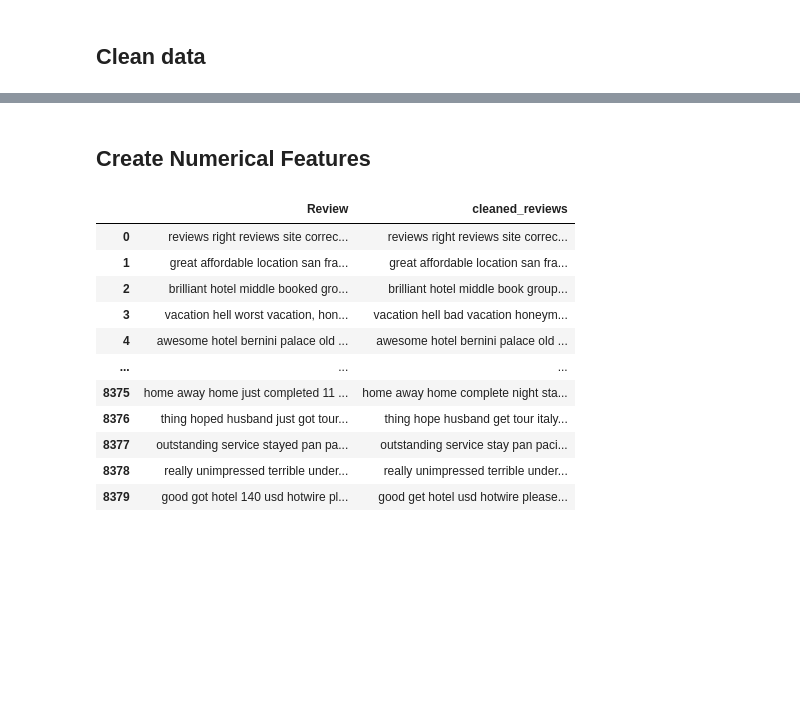
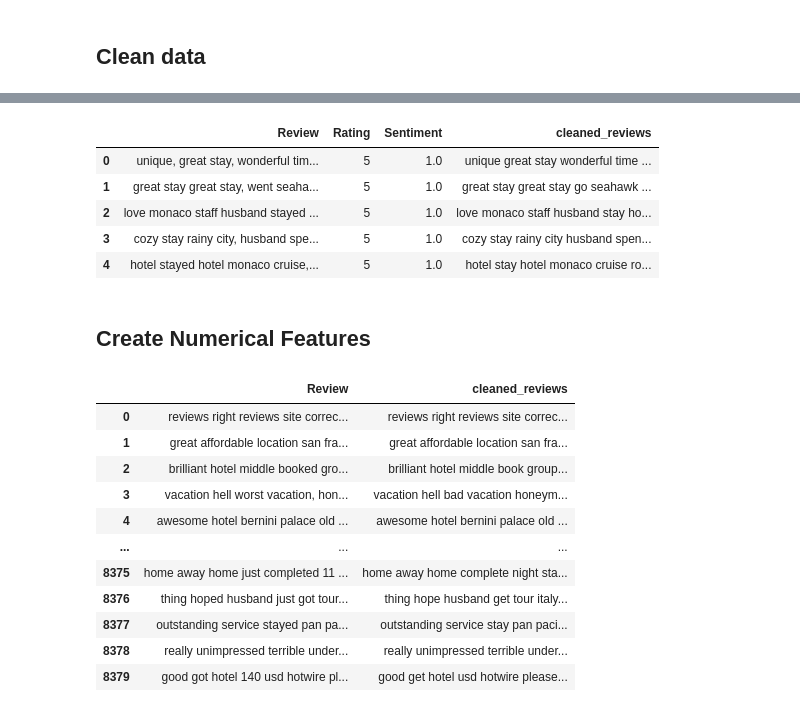
Before and after one commit to architkaila/Realtime-Hotel-Review-Analysis, a Jupyter notebook: TopicModeling/RandomForest_and_Shap.ipynb, the cells around one changed output, grey strips where cells are left out. Cells and saved outputs as stored; diff of their text form; code cells hidden in the pictures; blank space fills up the shorter version.

```diff
--- a/TopicModeling/RandomForest_and_Shap.ipynb
+++ b/TopicModeling/RandomForest_and_Shap.ipynb
@@ -139,3 +100,13 @@ data
+# %%
+data = pd.read_pickle("data.pkl")
+data.head()
+# %% [output]
+|  | Review | Rating | Sentiment | cleaned_reviews |
+| 0 | unique, great stay, wonderful tim... | 5 | 1.0 | unique great stay wonderful time ... |
+| 1 | great stay great stay, went seaha... | 5 | 1.0 | great stay great stay go seahawk ... |
+| 2 | love monaco staff husband stayed ... | 5 | 1.0 | love monaco staff husband stay ho... |
+| 3 | cozy stay rainy city, husband spe... | 5 | 1.0 | cozy stay rainy city husband spen... |
+| 4 | hotel stayed hotel monaco cruise,... | 5 | 1.0 | hotel stay hotel monaco cruise ro... |
 # %% [markdown]
 ## Create Numerical Features
 # %%
```
Also changed, not shown: parts of 15 cells of this notebook.
